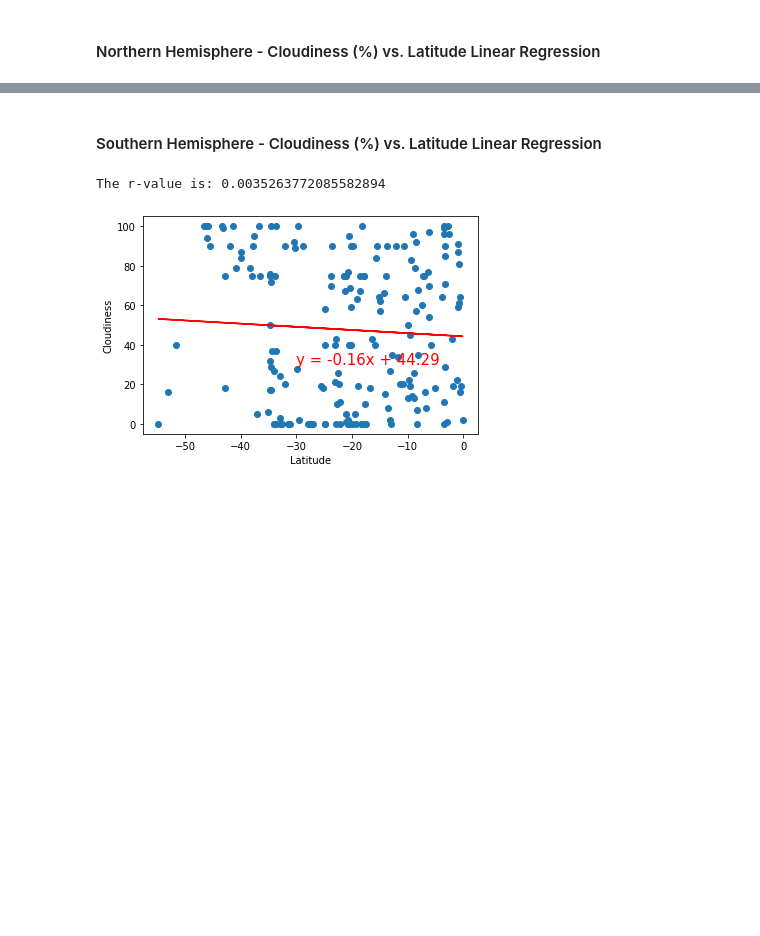
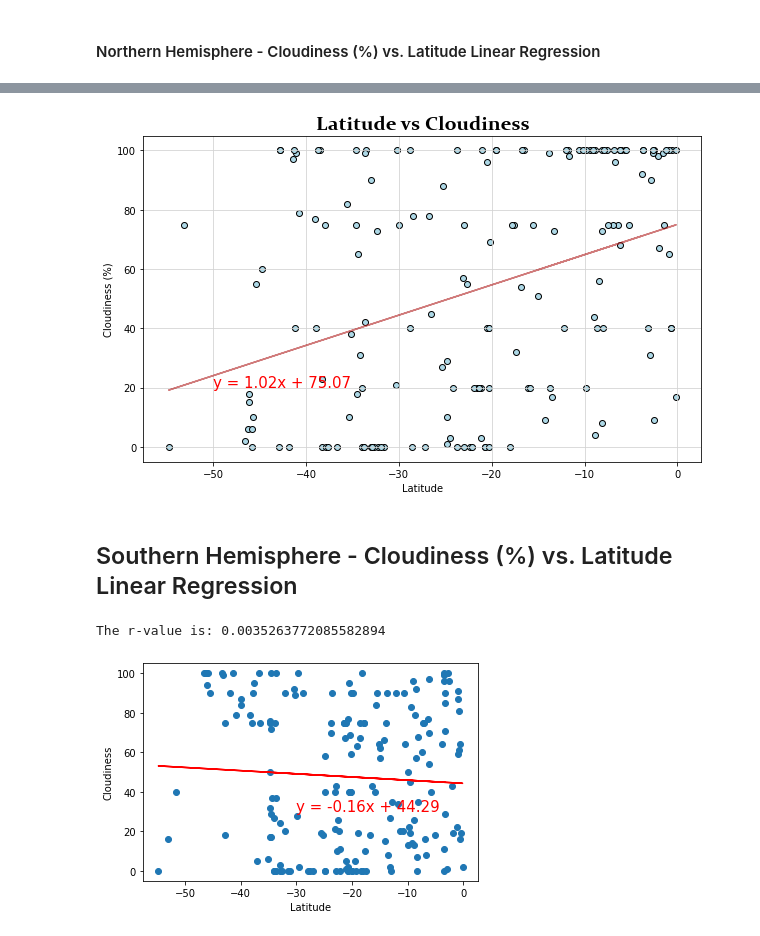
Before and after one commit to dhoa1712/SMU_Homework_Sep2020, a Jupyter notebook: 06-Python-APIs/Submission/WeatherPy.ipynb, the cells around one changed output, grey strips where cells are left out. Saved outputs shown, nothing was run; the diff lists cells and outputs as text; code cells hidden in the pictures; blank space fills up the shorter version.

```diff
--- a/06-Python-APIs/Submission/WeatherPy.ipynb
+++ b/06-Python-APIs/Submission/WeatherPy.ipynb
@@ -628,5 +647,36 @@ The r-value is: 0.0020898727664228514
+# %%
+# statsmodels
+df_sub = df.loc[df.Hemisphere_NS=="Southern"]
+target = df_sub.Cloudiness
+feature = df_sub.Latitude
+
+X = sm.add_constant(feature)
+Y = target
+model = sm.OLS(Y,X)
+results = model.fit()
+results.summary()
+
+# get the regression equation
+slope = results.params[1]
+intercept = results.params[0]
+regression_values = feature*slope + intercept
+line_eq ='y = '+str(round(slope,2))+"x + "+str(round(intercept,2))
+
+# graph
+plt.figure(figsize = (10,6))
+plt.scatter(df_sub.Latitude, df_sub.Cloudiness, facecolor = 'lightblue', edgecolor ='black')
+plt.title("Latitude vs Cloudiness", fontweight ="bold", fontsize = 20, fontname = "Constantia")
+plt.xlabel('Latitude')
+plt.ylabel("Cloudiness (%)")
+plt.grid(color= 'lightgrey')
+
+plt.plot(feature, regression_values, color = "firebrick", alpha =0.6)
+plt.annotate(line_eq,(-50,20), fontsize = 15, color= 'r')
+plt.show()
+# %% [output]
+[figure, added]
 # %% [markdown]
-####  Southern Hemisphere - Cloudiness (%) vs. Latitude Linear Regression
+##  Southern Hemisphere - Cloudiness (%) vs. Latitude Linear Regression
 # %%
 # %% [output]
 The r-value is: 0.0035263772085582894
```
Also changed, not shown: parts of 14 cells of this notebook, 12 other files.
